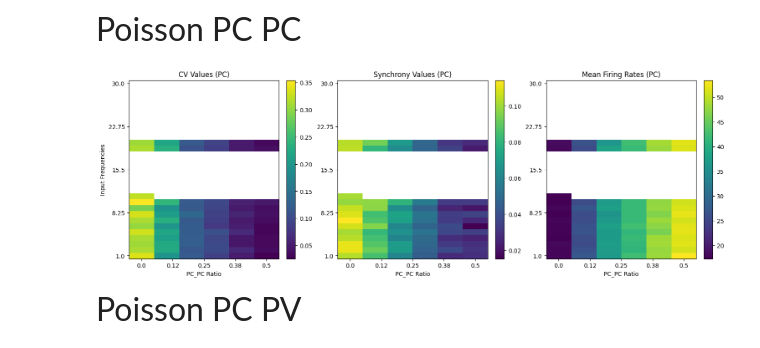
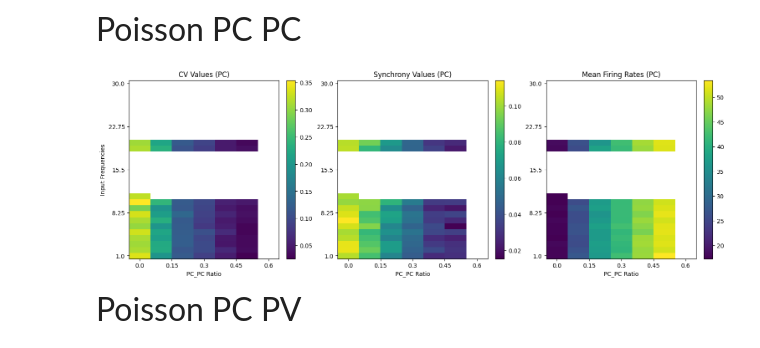
Before and after one commit to Aramatos/dynapse2_adaptation, a Jupyter notebook: Network_heatmaps_fig.ipynb, the cells around one changed output. Drawn from its saved outputs; the diff is of its cells as text; code cells hidden in the pictures.

Commit message:
heatmap changes

```diff
--- a/Network_heatmaps_fig.ipynb
+++ b/Network_heatmaps_fig.ipynb
@@ -109,9 +48,9 @@ def plot_heatmaps(data, xlabel, ratiolimit=1):
 # %%
 data_path_1 = os.path.join(data_type_path, "EI_sweep_PC_PC_poisson.npy")
 data_1 = np.load(data_path_1, allow_pickle=True).item()
-plot_heatmaps(data_1, 'PC_PC Ratio',ratiolimit=0.6)
+plot_heatmaps(data_1, 'PC_PC Ratio')
 # %% [output]
-[figure, old version]
+[figure, new version]
 # %% [markdown]
 <font size=6> Poisson PC PV
 # %%
```
Also changed, not shown: parts of 6 cells of this notebook, 3 other files.
